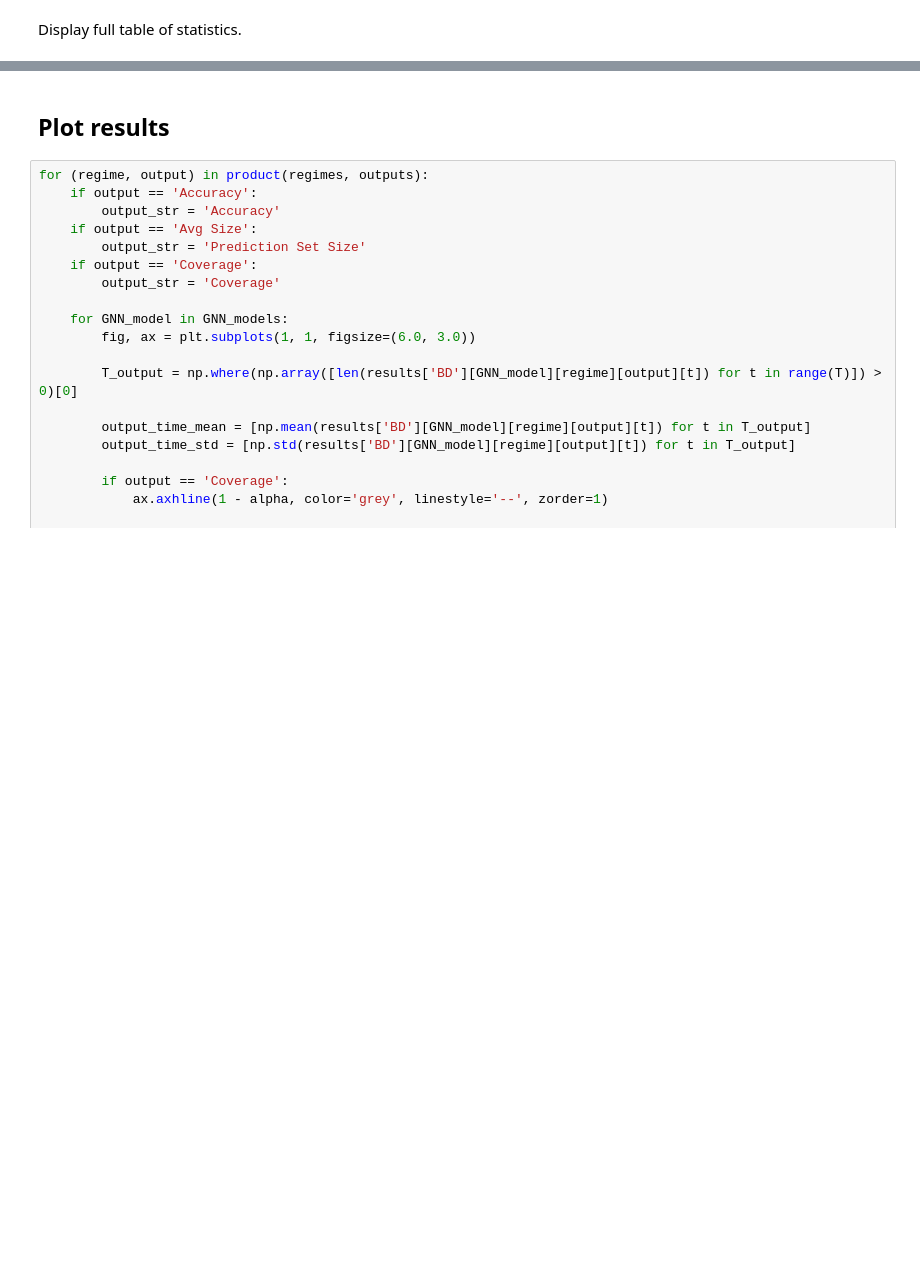
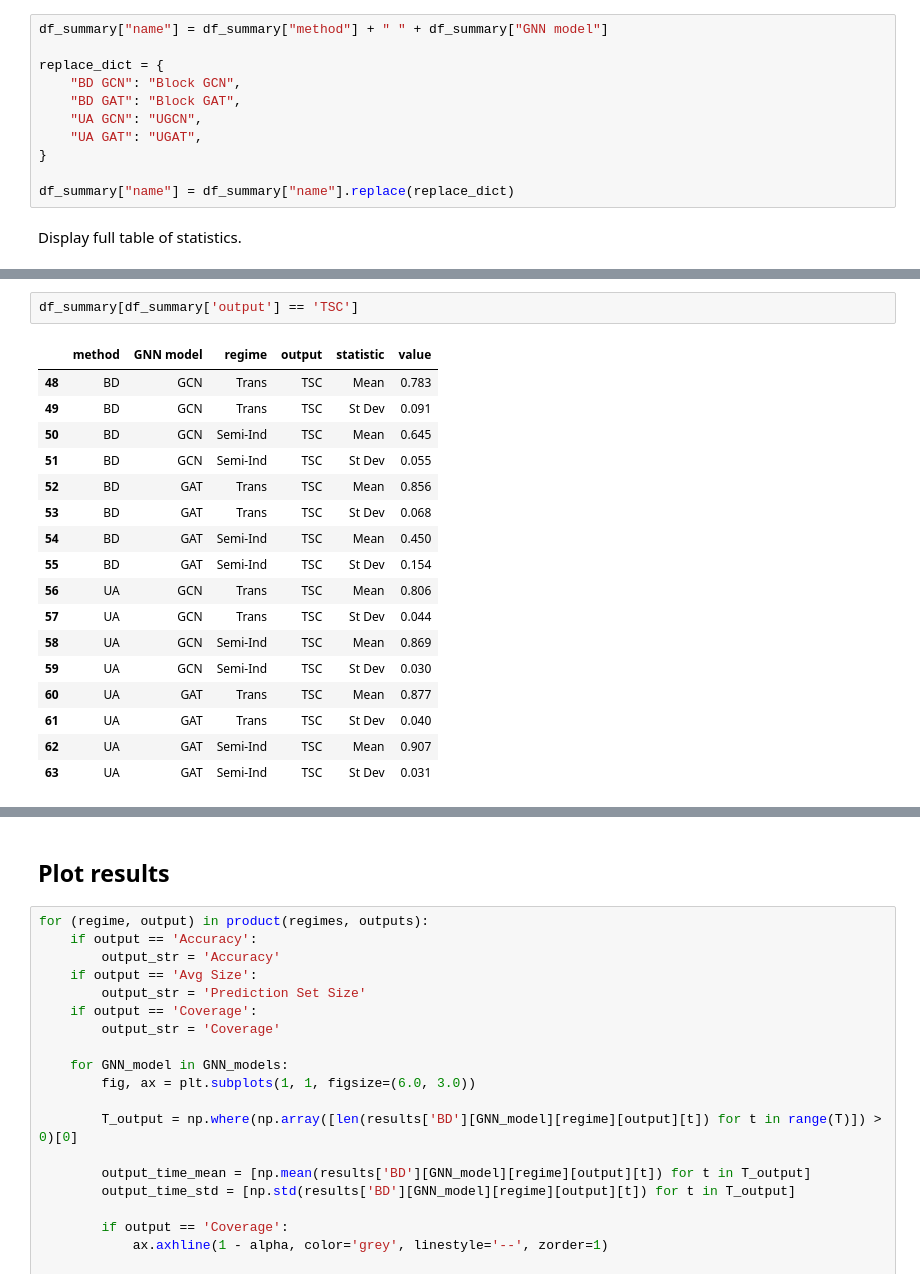
Before and after one commit to edwarddavis1/valid_conformal_for_dynamic_gnn, a Jupyter notebook: Conformal_GNN_SBM_Results.ipynb, the cells around one changed output, grey strips where cells are left out. Cells and saved outputs as stored; diff of their text form; blank space fills up the shorter version.

```diff
--- a/Conformal_GNN_SBM_Results.ipynb
+++ b/Conformal_GNN_SBM_Results.ipynb
@@ -63,6 +111,17 @@ df_summary = pd.DataFrame({
     'statistic': stat_types_list,
     'value'    : stats_list
 })
+# %%
+df_summary["name"] = df_summary["method"] + " " + df_summary["GNN model"]
+
+replace_dict = {
+    "BD GCN": "Block GCN",
+    "BD GAT": "Block GAT",
+    "UA GCN": "UGCN",
+    "UA GAT": "UGAT",
+}
+
+df_summary["name"] = df_summary["name"].replace(replace_dict)
 # %% [markdown]
 Display full table of statistics.
 # %%
@@ -87,0 +144,20 @@ print(df_summary)
+# %%
+df_summary[df_summary['output'] == 'TSC']
+# %% [output]
+|  | method | GNN model | regime | output | statistic | value |
+| 48 | BD | GCN | Trans | TSC | Mean | 0.783 |
+| 49 | BD | GCN | Trans | TSC | St Dev | 0.091 |
+| 50 | BD | GCN | Semi-Ind | TSC | Mean | 0.645 |
+| 51 | BD | GCN | Semi-Ind | TSC | St Dev | 0.055 |
+| 52 | BD | GAT | Trans | TSC | Mean | 0.856 |
+| 53 | BD | GAT | Trans | TSC | St Dev | 0.068 |
+| 54 | BD | GAT | Semi-Ind | TSC | Mean | 0.450 |
+| 55 | BD | GAT | Semi-Ind | TSC | St Dev | 0.154 |
+| 56 | UA | GCN | Trans | TSC | Mean | 0.806 |
+| 57 | UA | GCN | Trans | TSC | St Dev | 0.044 |
+| 58 | UA | GCN | Semi-Ind | TSC | Mean | 0.869 |
+| 59 | UA | GCN | Semi-Ind | TSC | St Dev | 0.030 |
+| 60 | UA | GAT | Trans | TSC | Mean | 0.877 |
+| 61 | UA | GAT | Trans | TSC | St Dev | 0.040 |
+| 62 | UA | GAT | Semi-Ind | TSC | Mean | 0.907 |
+| 63 | UA | GAT | Semi-Ind | TSC | St Dev | 0.031 |
```
Also changed, not shown: parts of 4 cells of this notebook, 22 other files.
